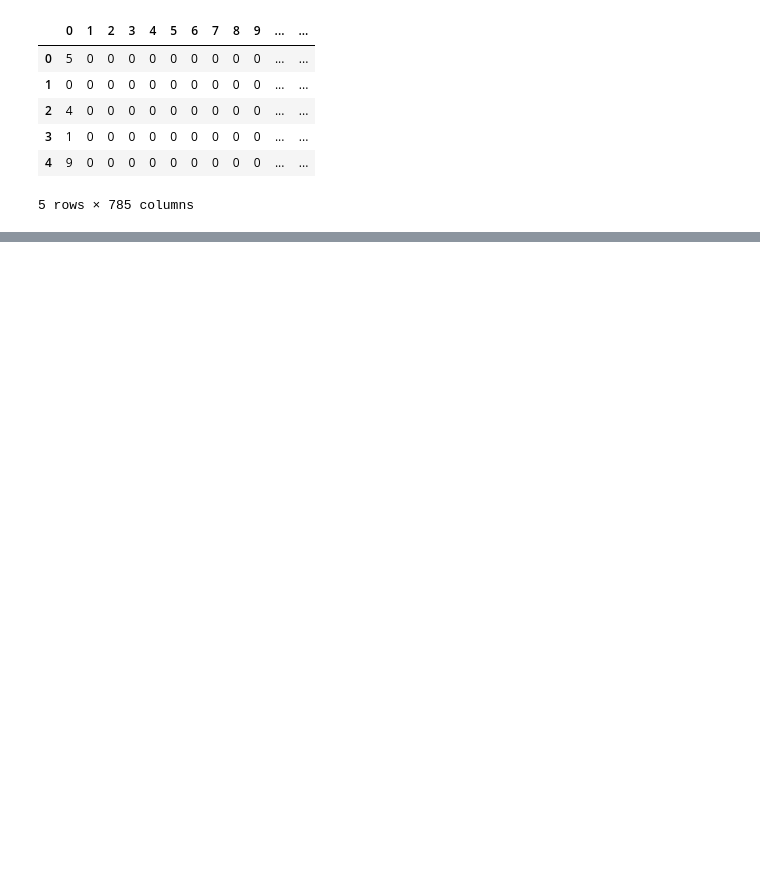
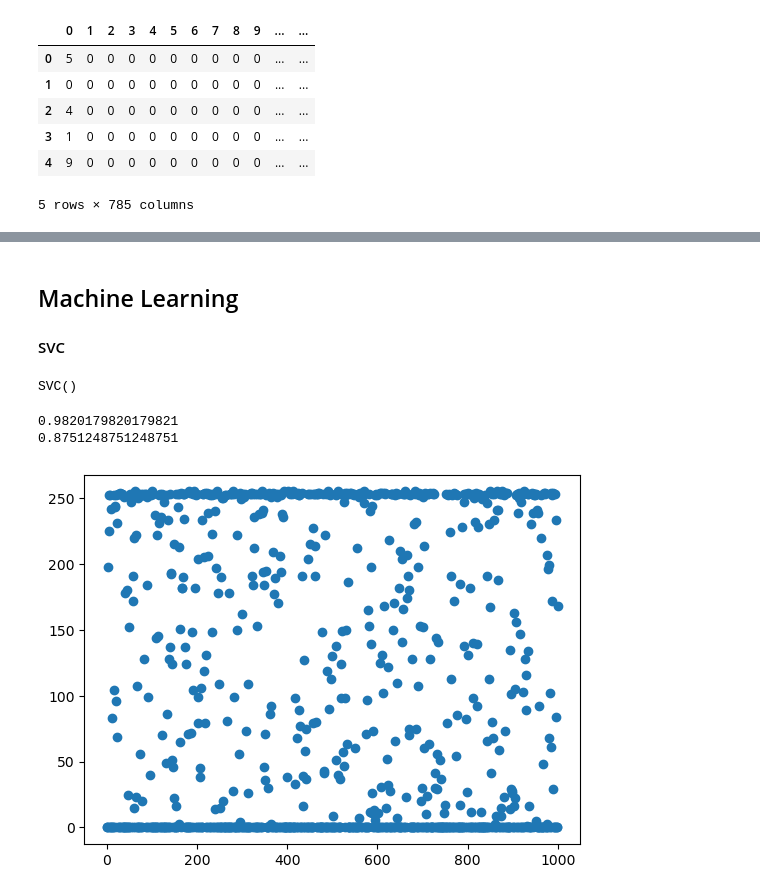
Before and after one commit to songyoungkeun/MachinLearning, a Jupyter notebook: Lecture/16.이미지내부의 문자인식.ipynb, the cells around one changed output, grey strips where cells are left out. Drawn from its saved outputs; the diff is of its cells as text; code cells hidden in the pictures; blank space fills up the shorter version.

```diff
--- a/Lecture/16.이미지내부의 문자인식.ipynb
+++ b/Lecture/16.이미지내부의 문자인식.ipynb
@@ -19,0 +36,3 @@ np.sqrt(784)
+# %%
+train_target = train.loc[:,train.columns == 0]
+train_data = train.loc[:,train.columns != 0]
@@ -19,0 +145,4 @@ np.sqrt(784)
+# %% [markdown]
+## Machine Learning
+
+#### SVC
@@ -19,0 +151,11 @@ np.sqrt(784)
+# %%
+clf = SVC()
+clf.fit(train_data, train_target)
+# %% [output]
+SVC()
+# %%
+print(clf.score(train_data, train_target))
+print(clf.score(test_data, test_target))
+# %% [output]
+0.9820179820179821
+0.8751248751248751
@@ -19,0 +164,9 @@ np.sqrt(784)
+# %%
+plt.scatter(
+    train_data.index,
+    train_data[300]
+)
+
+plt.show()
+# %% [output]
+[figure, added]
```
Also changed, not shown: parts of 34 cells of this notebook, 3 other files.
